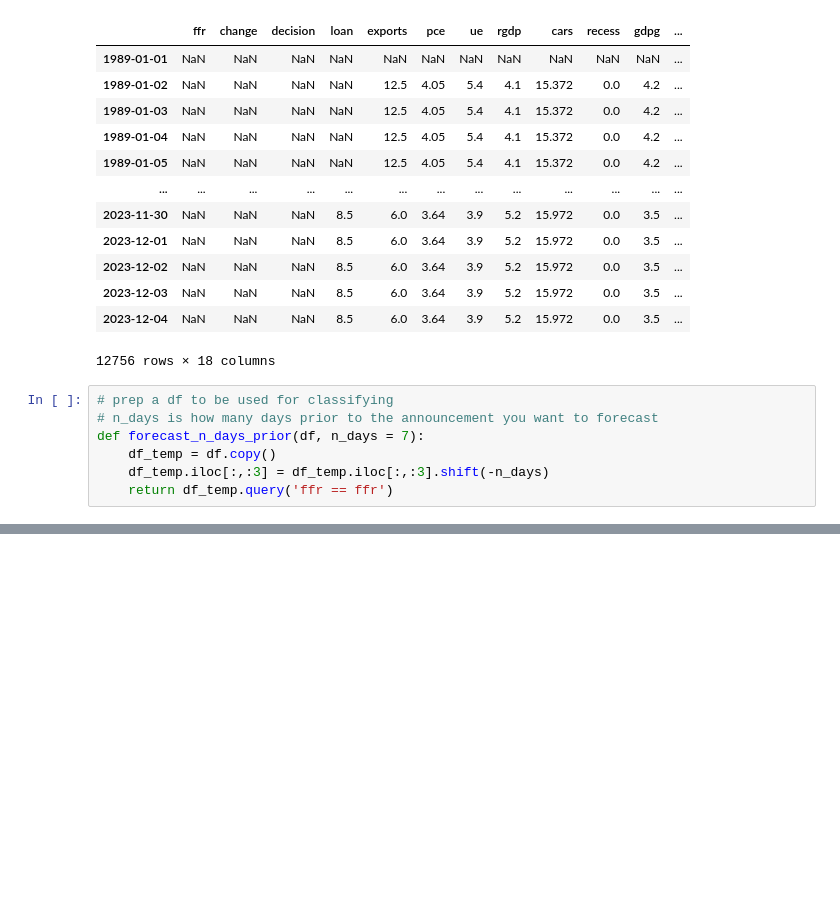
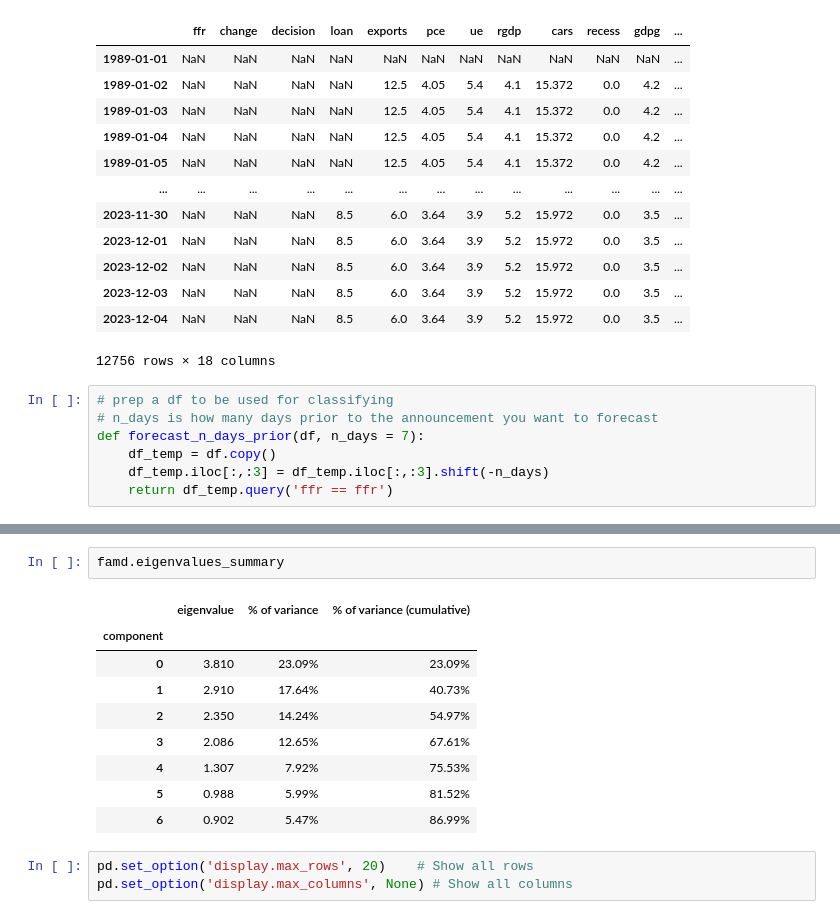
Before and after one commit to elmella/how-interest-ing, a Jupyter notebook: jakob_setup.ipynb, the cells around one changed output, grey strips where cells are left out. Drawn from its saved outputs; the diff is of its cells as text; blank space fills up the shorter version.

```diff
--- a/jakob_setup.ipynb
+++ b/jakob_setup.ipynb
@@ -78,0 +165,15 @@ forecast_n_days_prior(df, 7)
+# %%
+famd.eigenvalues_summary
+# %% [output]
+|  | eigenvalue | % of variance | % of variance (cumulative) |
+| component |  |  |  |
+| 0 | 3.810 | 23.09% | 23.09% |
+| 1 | 2.910 | 17.64% | 40.73% |
+| 2 | 2.350 | 14.24% | 54.97% |
+| 3 | 2.086 | 12.65% | 67.61% |
+| 4 | 1.307 | 7.92% | 75.53% |
+| 5 | 0.988 | 5.99% | 81.52% |
+| 6 | 0.902 | 5.47% | 86.99% |
+# %%
+pd.set_option('display.max_rows', 20)    # Show all rows
+pd.set_option('display.max_columns', None) # Show all columns
```
Also changed, not shown: parts of 13 cells of this notebook, 1 other file.
